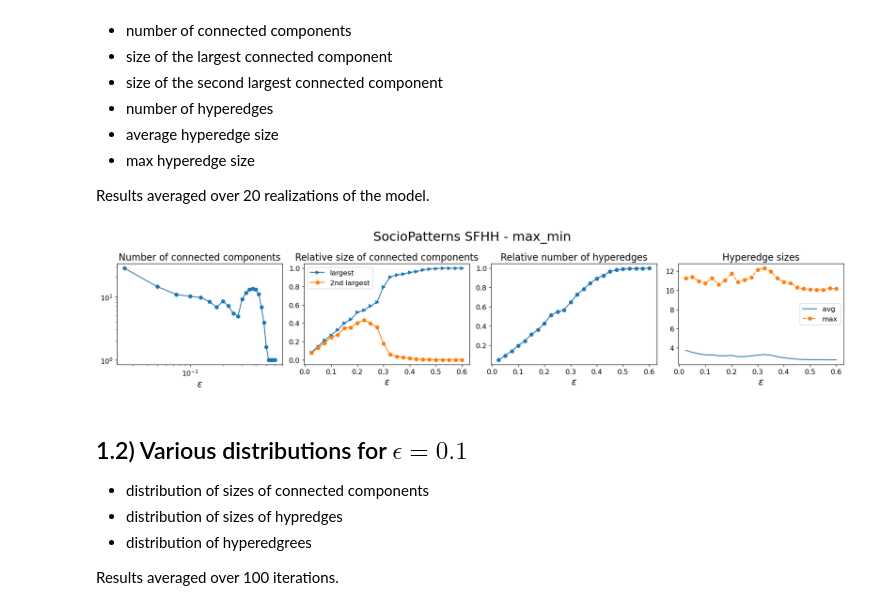
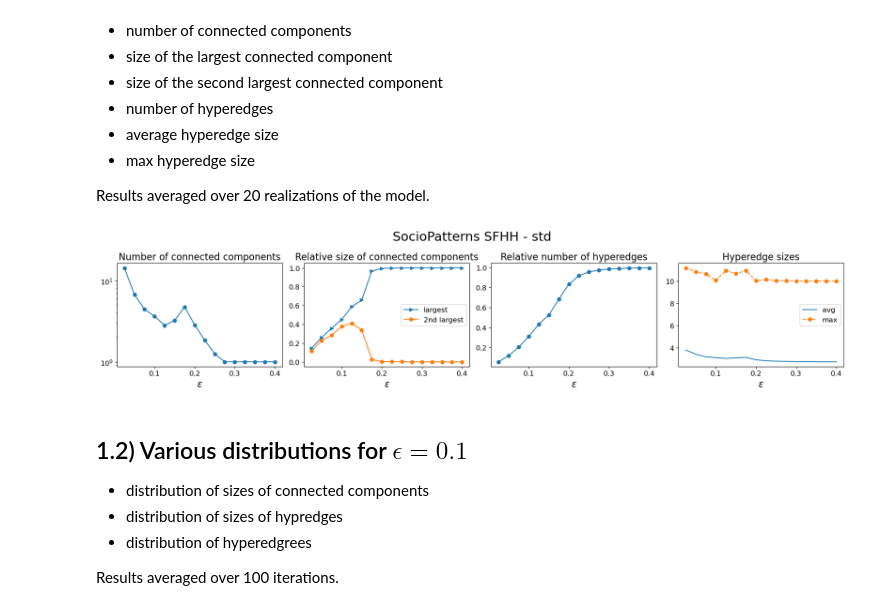
Before and after one commit to cosimoagostinelli/H-or_adaptive_Deffuant, a Jupyter notebook: 4_data_SP_results.ipynb, the cells around one changed output. Saved outputs shown, nothing was run; the diff lists cells and outputs as text; code cells hidden in the pictures.

```diff
--- a/4_data_SP_results.ipynb
+++ b/4_data_SP_results.ipynb
@@ -112,7 +112,7 @@ with open(f'../results/SP_{tag}_{cond}.pkl', 'wb') as fp:
         pickle.dump(results, fp)
 # %%
 tag = 'SFHH'
-cond = 'max_min'
+cond = 'std'
 with open(f'../results/SP_{tag}_{cond}.pkl', 'rb') as f:
     res = pickle.load(f)
 
@@ -132,35 +132,35 @@ ncols = 4
 fig, axs = plt.subplots(1,ncols, figsize=(18,4))
 
 axs[0].plot(epsilons, ncc, marker='o')
-axs[0].set_xscale('log')
+#axs[0].set_xscale('log')
 axs[0].set_yscale('log')
 axs[0].set_title('Number of connected components', fontsize=ttl_size)
 
 axs[1].plot(epsilons, scc1, linestyle='-', marker='>', label=lbls[0])
 axs[1].plot(epsilons, scc2, linestyle='-', marker='o', label=lbls[1])
 axs[1].legend(fontsize=lgd_size)
 axs[1].set_title('Relative size of connected components', fontsize=ttl_size)
 
 axs[2].plot(epsilons, nhe, marker='o')
 axs[2].set_title('Relative number of hyperedges', fontsize=ttl_size)
 
 axs[3].plot(epsilons, s_avg, label=lbls[2])
 axs[3].plot(epsilons, s_max, label=lbls[3], linestyle='--', marker='o')
 axs[3].legend(fontsize=lgd_size)
 axs[3].set_title('Hyperedge sizes', fontsize=ttl_size)
 
 # set xlabel tick fontsize in all subplots
 for j in range(ncols):
     axs[j].tick_params(labelsize=12)
     axs[j].set_xlabel(r'$\epsilon$', fontsize=ttl_size)
 
 plt.suptitle(f'SocioPatterns SFHH - {cond}', fontsize=int(ttl_size*1.4))
 
 plt.tight_layout()
 plt.savefig(f'../figures/SP_{tag}_{cond}.jpg')
 plt.show()
 # %% [output]
-[figure, old version]
+[figure, new version]
 # %% [markdown]
 ## 1.2) Various distributions for $\epsilon=0.1$
 
```
Also changed, not shown: 4 other files.
